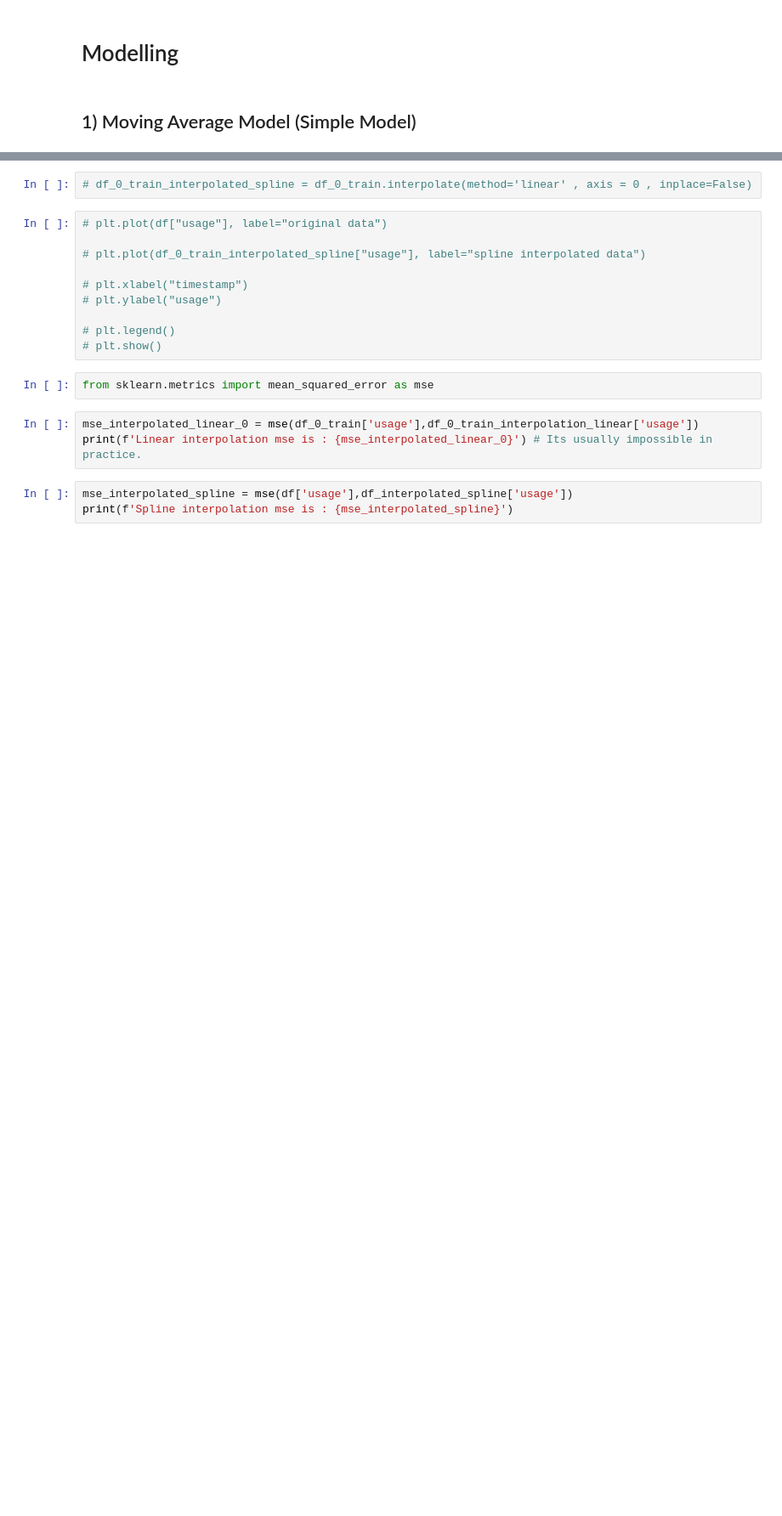
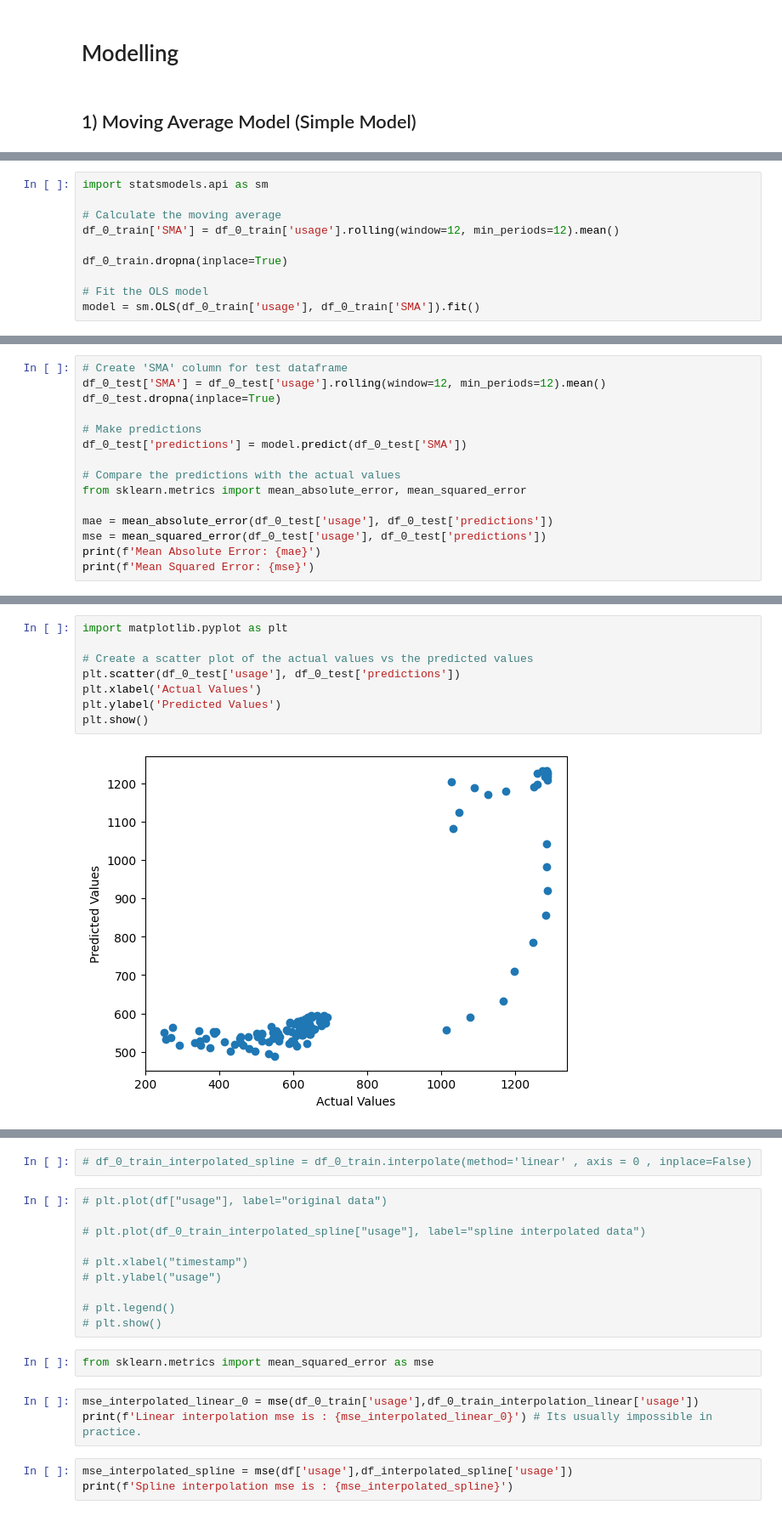
Before and after one commit to EmincanY/TimeSeriesModels-MunicipalityPredictions, a Jupyter notebook: Emincan_YILMAZ_interview.ipynb, the cells around one changed output, grey strips where cells are left out. Shown: that part at 85% size. Saved outputs shown, nothing was run; the diff lists cells and outputs as text; blank space fills up the shorter version.

Commit message:
First simple model created.

```diff
--- a/Emincan_YILMAZ_interview.ipynb
+++ b/Emincan_YILMAZ_interview.ipynb
@@ -1196,0 +1241,10 @@ df_0_test.index
+# %%
+import statsmodels.api as sm
+
+# Calculate the moving average
+df_0_train['SMA'] = df_0_train['usage'].rolling(window=12, min_periods=12).mean()
+
+df_0_train.dropna(inplace=True)
+
+# Fit the OLS model
+model = sm.OLS(df_0_train['usage'], df_0_train['SMA']).fit()
@@ -1196,0 +1261,15 @@ df_0_test.index
+# %%
+# Create 'SMA' column for test dataframe
+df_0_test['SMA'] = df_0_test['usage'].rolling(window=12, min_periods=12).mean()
+df_0_test.dropna(inplace=True)
+
+# Make predictions
+df_0_test['predictions'] = model.predict(df_0_test['SMA'])
+
+# Compare the predictions with the actual values
+from sklearn.metrics import mean_absolute_error, mean_squared_error
+
+mae = mean_absolute_error(df_0_test['usage'], df_0_test['predictions'])
+mse = mean_squared_error(df_0_test['usage'], df_0_test['predictions'])
+print(f'Mean Absolute Error: {mae}')
+print(f'Mean Squared Error: {mse}')
@@ -1196,0 +1300,10 @@ df_0_test.index
+# %%
+import matplotlib.pyplot as plt
+
+# Create a scatter plot of the actual values vs the predicted values
+plt.scatter(df_0_test['usage'], df_0_test['predictions'])
+plt.xlabel('Actual Values')
+plt.ylabel('Predicted Values')
+plt.show()
+# %% [output]
+[figure, added]
```
Also changed, not shown: parts of 43 cells of this notebook.
